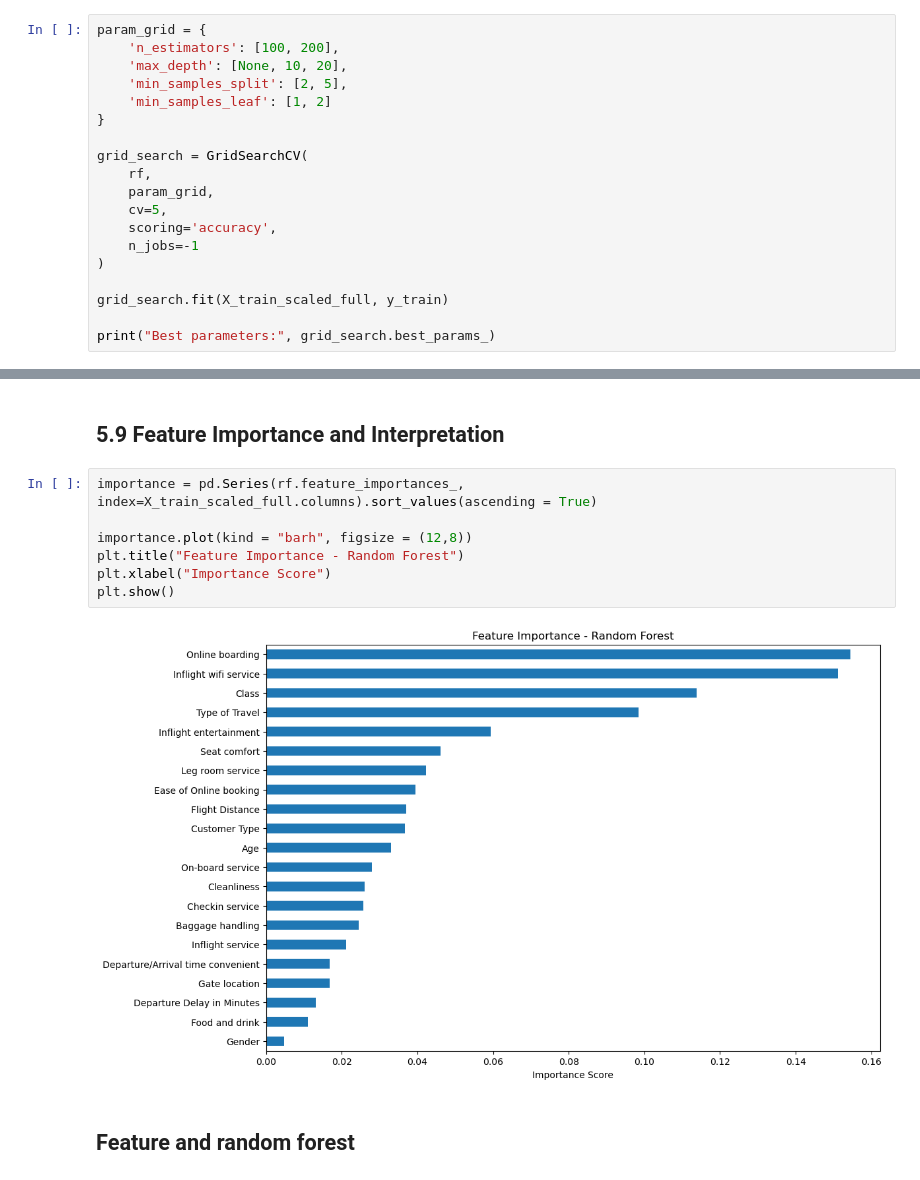
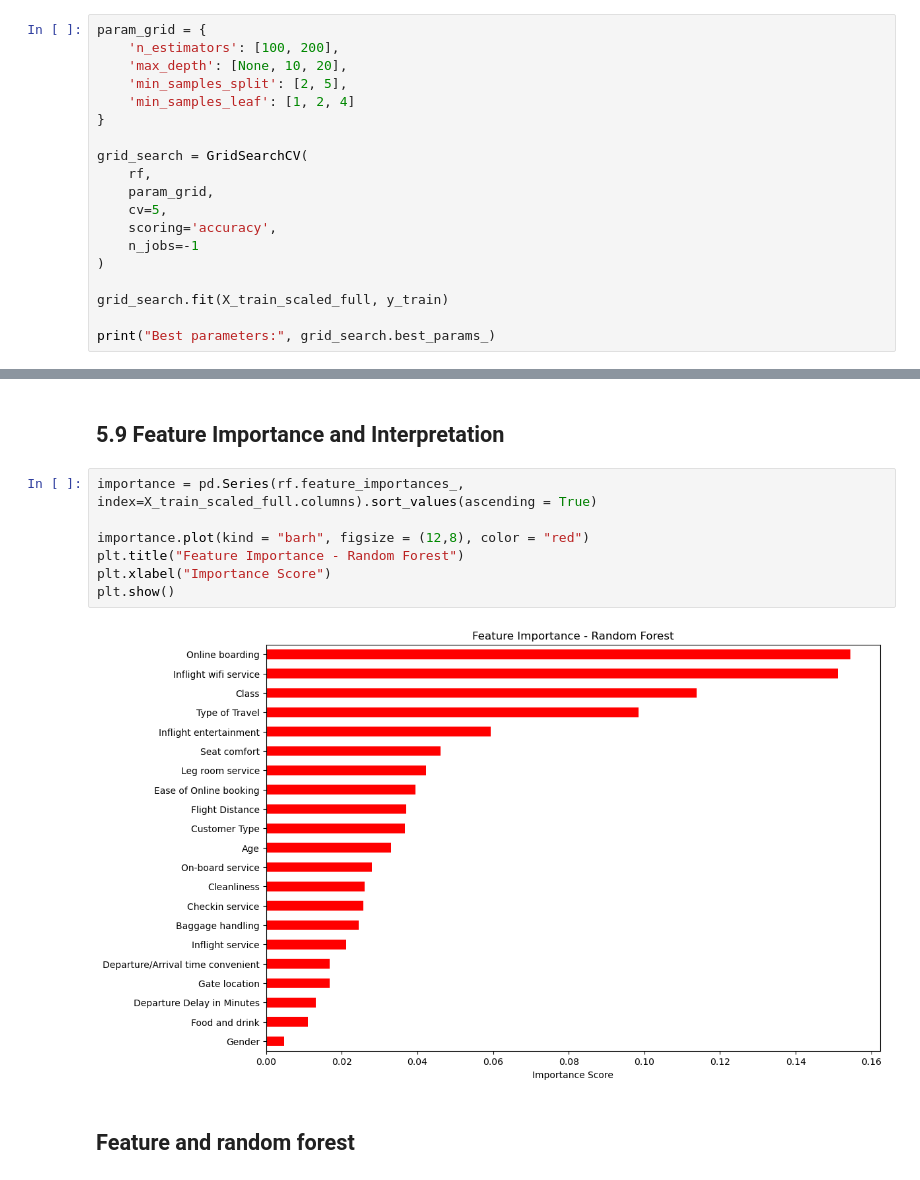
Before and after one commit to JuneHenia/Airline-Satisfaction-Prediction, a Jupyter notebook: Final project ML.ipynb, the cells around one changed output, grey strips where cells are left out. Drawn from its saved outputs; the diff is of its cells as text.

```diff
--- a/Final project ML.ipynb
+++ b/Final project ML.ipynb
@@ -915,7 +912,7 @@ param_grid = {
     'n_estimators': [100, 200],
     'max_depth': [None, 10, 20],
     'min_samples_split': [2, 5],
-    'min_samples_leaf': [1, 2]
+    'min_samples_leaf': [1, 2, 4]
 }
 
 grid_search = GridSearchCV(
@@ -952,12 +949,12 @@ weighted avg       0.96      0.96      0.96     25898
 # %%
 importance = pd.Series(rf.feature_importances_, index=X_train_scaled_full.columns).sort_values(ascending = True)
 
-importance.plot(kind = "barh", figsize = (12,8))
+importance.plot(kind = "barh", figsize = (12,8), color = "red")
 plt.title("Feature Importance - Random Forest")
 plt.xlabel("Importance Score")
 plt.show()
 # %% [output]
-[figure, old version]
+[figure, new version]
 # %% [markdown]
 ## Feature and random forest
 # %%
```
Also changed, not shown: parts of 6 cells of this notebook.
